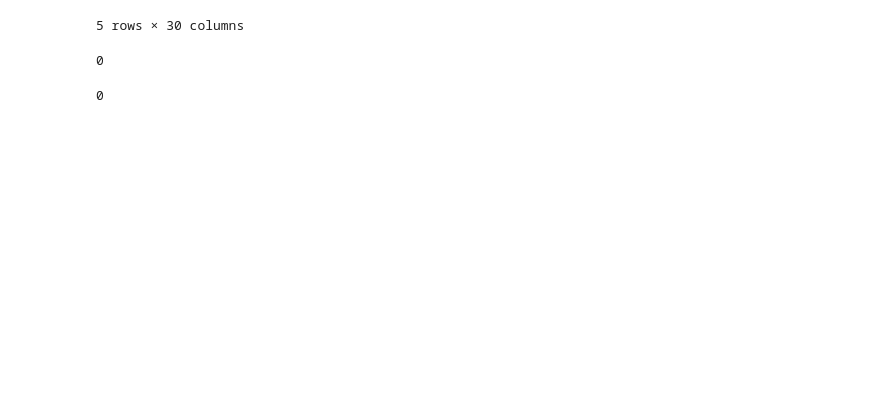
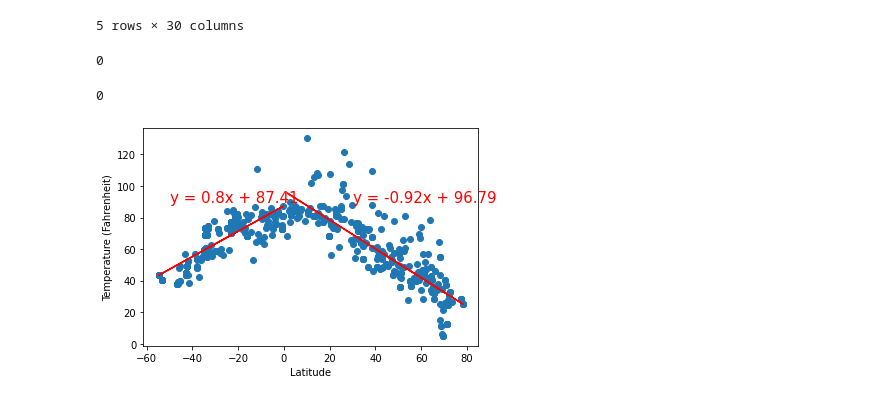
Before and after one commit to habrasek/python-api-challenge, a Jupyter notebook: WeatherPy/WeatherPy.ipynb, the cells around one changed output. Drawn from its saved outputs; the diff is of its cells as text; code cells hidden in the pictures; blank space fills up the shorter version.

```diff
--- a/WeatherPy/WeatherPy.ipynb
+++ b/WeatherPy/WeatherPy.ipynb
@@ -154,7 +155,38 @@ Index(['cod', 'message', 'weather', 'base', 'visibility', 'dt', 'timezone',
 # %%
 plot_lats = df['coord.lat'].tolist()
 plot_temps = df['main.temp'].tolist()
+# %%
+north_df = df.loc[df["coord.lat"] > 0, :]
+south_df = df.loc[df["coord.lat"] < 0, :]
 # %%
 #just to prove they imported
 #print(plot_temps)
 #print(plot_lats)
+nlats = north_df['coord.lat']
+ntemps = north_df['main.temp']
+
+slats = south_df['coord.lat']
+stemps = south_df['main.temp']
+
+temps = [(nlats, ntemps, 30), (slats,stemps, -50)]
+# %%
+plt.scatter(plot_lats, plot_temps)
+#(nslope, nintercept, nrvalue, npvalue, nstderr) = linregress(nlats, ntemps)
+#nregress_values = nlats * nslope + nintercept
+#line_eq = "y = " + str(round(nslope,2)) + "x + " + str(round(nintercept,2))
+#plt.annotate(line_eq,(0,90),fontsize=15,color="red")
+#plt.plot(nlats,nregress_values,"r-")
+for n in temps:
+    (nslope, nintercept, nrvalue, npvalue, nstderr) = linregress(n[0], n[1])
+    nregress_values = n[0] * nslope + nintercept
+    line_eq = "y = " + str(round(nslope,2)) + "x + " + str(round(nintercept,2))
+    plt.annotate(line_eq,(n[2],90),fontsize=15,color="red")
+    plt.plot(n[0],nregress_values,"r-")
+
+
+plt.xlabel('Latitude')
+plt.ylabel('Temperature (Fahrenheit)')
+plt.show()
+#This scatter plot shows the temperature based on how north and south the cities are
+# %% [output]
+[figure, added]
```
Also changed, not shown: parts of 9 cells of this notebook.
